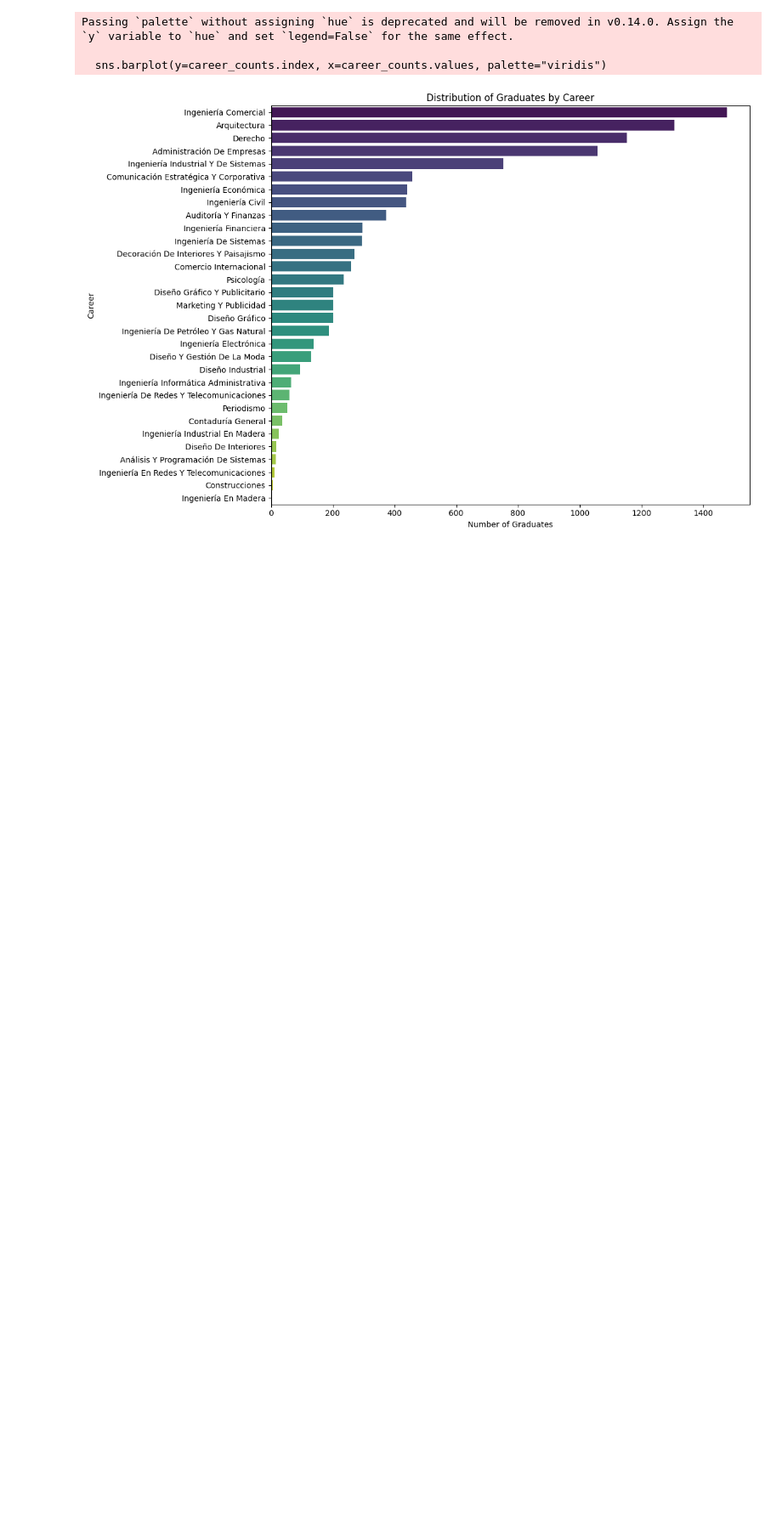
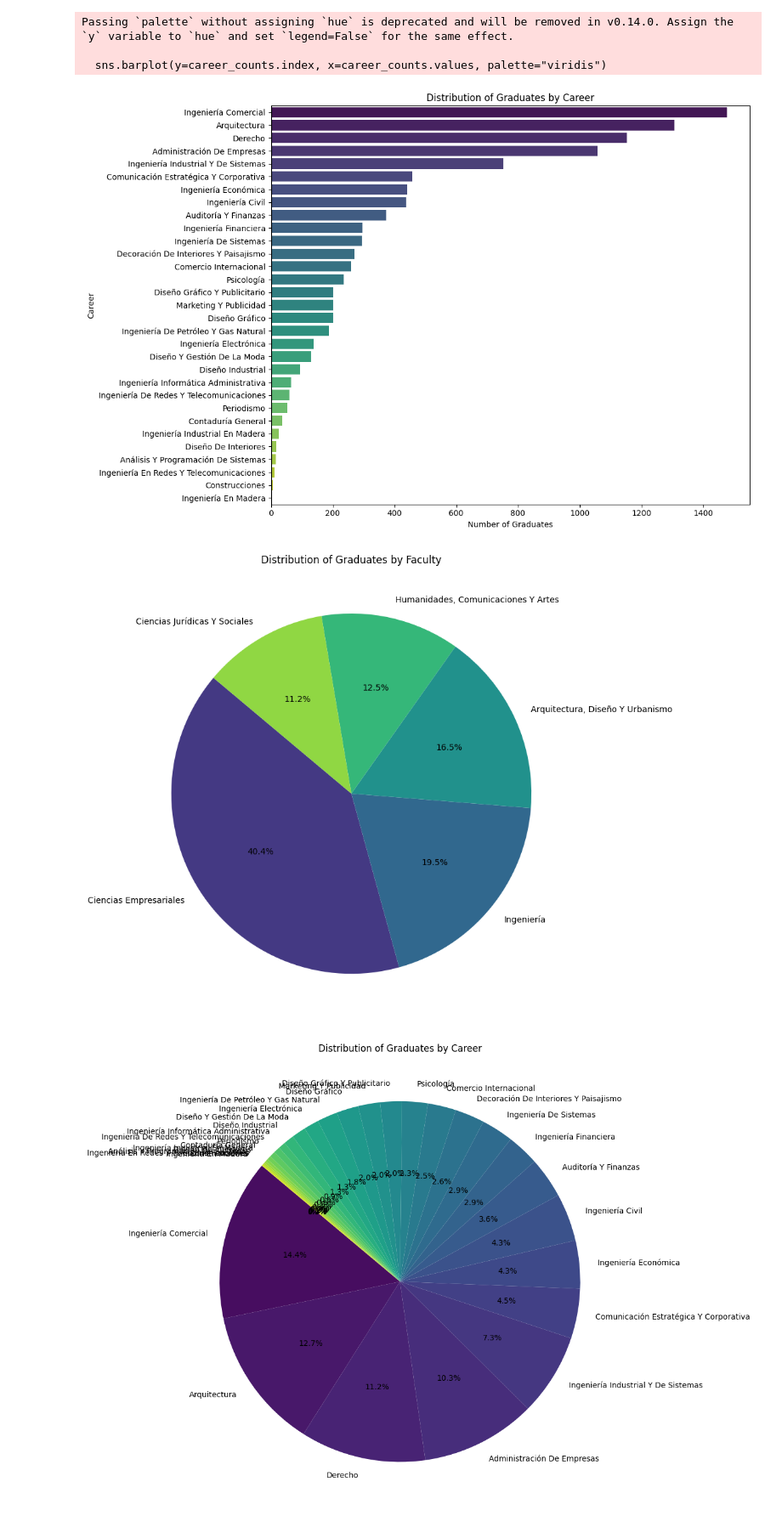
Before and after one commit to jassielof/si424_final, a Jupyter notebook: graduados.ipynb, the cells around one changed output. Shown at 85% size. Cells and saved outputs as stored; diff of their text form; code cells hidden in the pictures; blank space fills up the shorter version.

```diff
--- a/graduados.ipynb
+++ b/graduados.ipynb
@@ -611,3 +611,42 @@ Passing `palette` without assigning `hue` is deprecated and will be removed in v
 
   sns.barplot(y=career_counts.index, x=career_counts.values, palette="viridis")
 [figure]
+# %%
+# Pie chart for the distribution of graduates by faculty
+plt.figure(figsize=(10, 8))
+faculty_counts.plot.pie(autopct='%1.1f%%', startangle=140, colors=sns.color_palette("viridis", len(faculty_counts)))
+plt.title("Distribution of Graduates by Faculty")
+plt.ylabel('')
+plt.tight_layout()
+plt.show()
+
+# Pie chart for the distribution of graduates by career
+plt.figure(figsize=(12, 12))
+career_counts.plot.pie(autopct='%1.1f%%', startangle=140, colors=sns.color_palette("viridis", len(career_counts)))
+plt.title("Distribution of Graduates by Career")
+plt.ylabel('')
+plt.tight_layout()
+plt.show()
+
+# Heatmap for the distribution of graduates by year and faculty
+graduates_by_year_faculty = merged_dataframe.pivot_table(index="Año", columns="Facultad", aggfunc="size", fill_value=0)
+plt.figure(figsize=(12, 8))
+sns.heatmap(graduates_by_year_faculty, cmap="viridis", annot=True, fmt="d")
+plt.title("Heatmap of Graduates by Year and Faculty")
+plt.xlabel("Faculty")
+plt.ylabel("Year")
+plt.tight_layout()
+plt.show()
+
+# Heatmap for the distribution of graduates by year and career
+graduates_by_year_career = merged_dataframe.pivot_table(index="Año", columns="Carrera", aggfunc="size", fill_value=0)
+plt.figure(figsize=(14, 10))
+sns.heatmap(graduates_by_year_career, cmap="viridis", annot=False)
+plt.title("Heatmap of Graduates by Year and Career")
+plt.xlabel("Career")
+plt.ylabel("Year")
+plt.tight_layout()
+plt.show()
+# %% [output]
+[figure, added]
+[figure, added]
```
Also changed, not shown: parts of 2 cells of this notebook.
